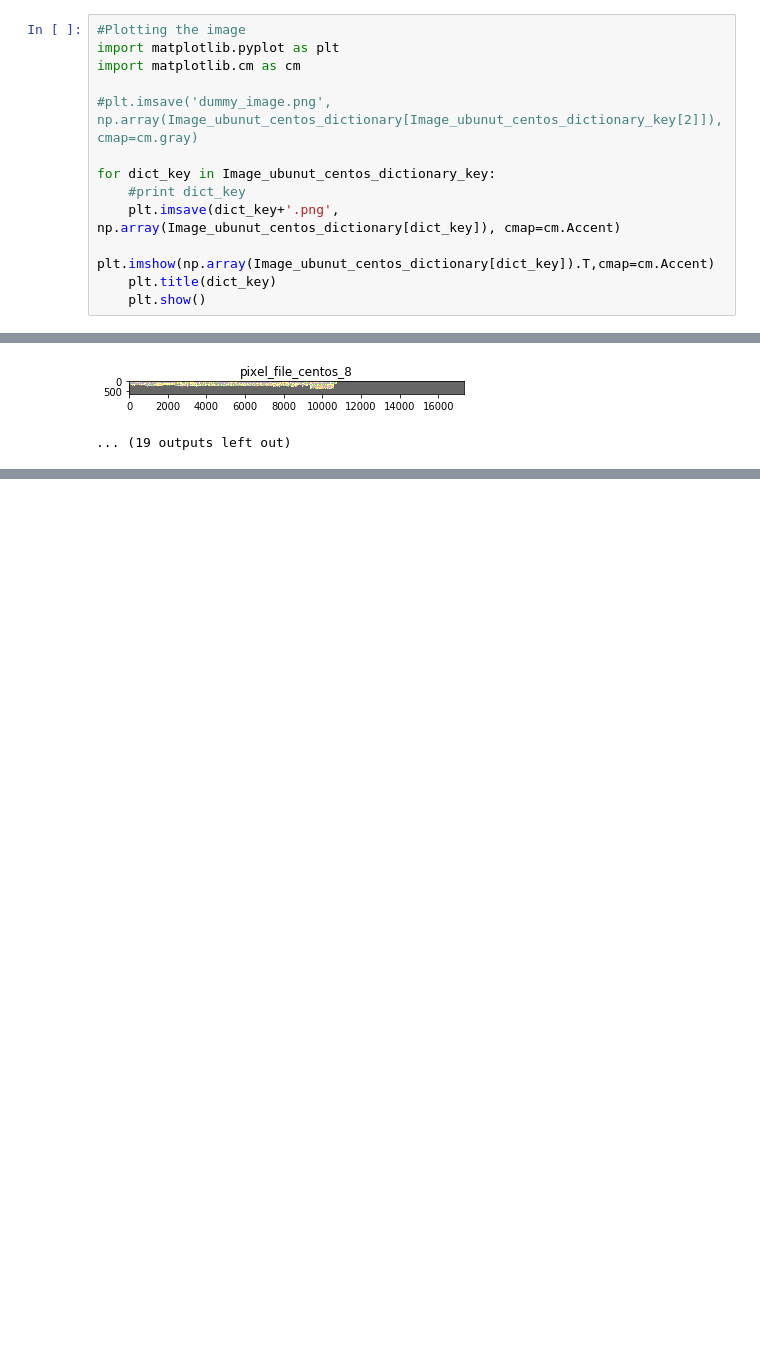
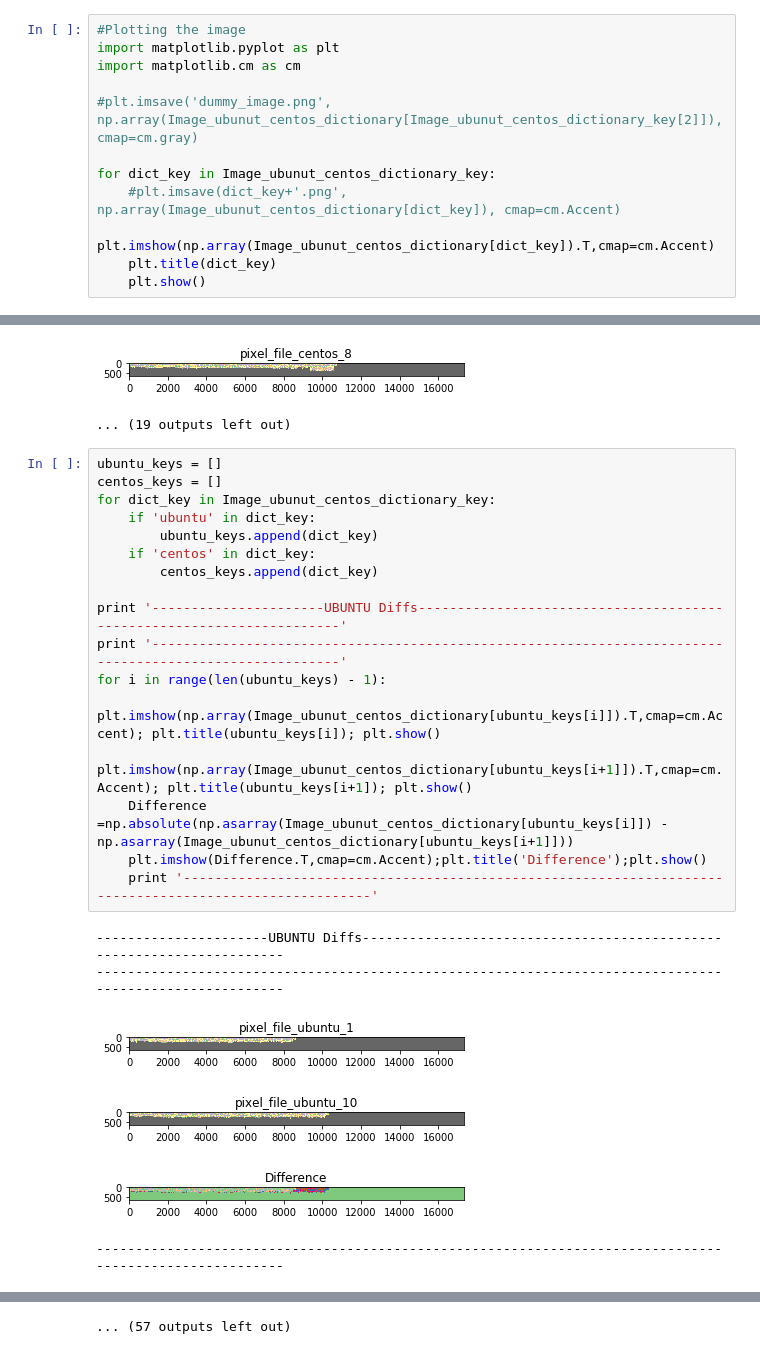
Before and after one commit to rkarn/Container-Classification, a Jupyter notebook: crawler metric processing.ipynb, the cells around one changed output, grey strips where cells are left out. Cells and saved outputs as stored; diff of their text form; blank space fills up the shorter version.

Commit message:
Ubuntu Centos Diffs Added

```diff
--- a/crawler metric processing.ipynb
+++ b/crawler metric processing.ipynb
@@ -244,8 +244,7 @@ import matplotlib.cm as cm
 #plt.imsave('dummy_image.png', np.array(Image_ubunut_centos_dictionary[Image_ubunut_centos_dictionary_key[2]]), cmap=cm.gray)
 
 for dict_key in Image_ubunut_centos_dictionary_key:
-    #print dict_key
-    plt.imsave(dict_key+'.png', np.array(Image_ubunut_centos_dictionary[dict_key]), cmap=cm.Accent)
+    #plt.imsave(dict_key+'.png', np.array(Image_ubunut_centos_dictionary[dict_key]), cmap=cm.Accent)
     plt.imshow(np.array(Image_ubunut_centos_dictionary[dict_key]).T,cmap=cm.Accent)
     plt.title(dict_key)
     plt.show()
@@ -263,3 +262,27 @@ for dict_key in Image_ubunut_centos_dictionary_key:
 [figure]
 [figure]
 ... (19 outputs left out)
+# %%
+ubuntu_keys = []
+centos_keys = []
+for dict_key in Image_ubunut_centos_dictionary_key:
+    if 'ubuntu' in dict_key:
+        ubuntu_keys.append(dict_key)
+    if 'centos' in dict_key:
+        centos_keys.append(dict_key)
+
+print '----------------------UBUNTU Diffs----------------------------------------------------------------------'
+print '--------------------------------------------------------------------------------------------------------'
+for i in range(len(ubuntu_keys) - 1):
+    plt.imshow(np.array(Image_ubunut_centos_dictionary[ubuntu_keys[i]]).T,cmap=cm.Accent); plt.title(ubuntu_keys[i]); plt.show()
+    plt.imshow(np.array(Image_ubunut_centos_dictionary[ubuntu_keys[i+1]]).T,cmap=cm.Accent); plt.title(ubuntu_keys[i+1]); plt.show()
+    Difference =np.absolute(np.asarray(Image_ubunut_centos_dictionary[ubuntu_keys[i]]) - np.asarray(Image_ubunut_centos_dictionary[ubuntu_keys[i+1]]))
+    plt.imshow(Difference.T,cmap=cm.Accent);plt.title('Difference');plt.show()
+    print '--------------------------------------------------------------------------------------------------------'
+# %% [output]
+----------------------UBUNTU Diffs----------------------------------------------------------------------
+--------------------------------------------------------------------------------------------------------
+[figure, added]
+[figure, added]
+[figure, added]
+--------------------------------------------------------------------------------------------------------
@@ -265,0 +296 @@ for dict_key in Image_ubunut_centos_dictionary_key:
+... (57 outputs left out)
```
Also changed, not shown: parts of 3 cells of this notebook.
